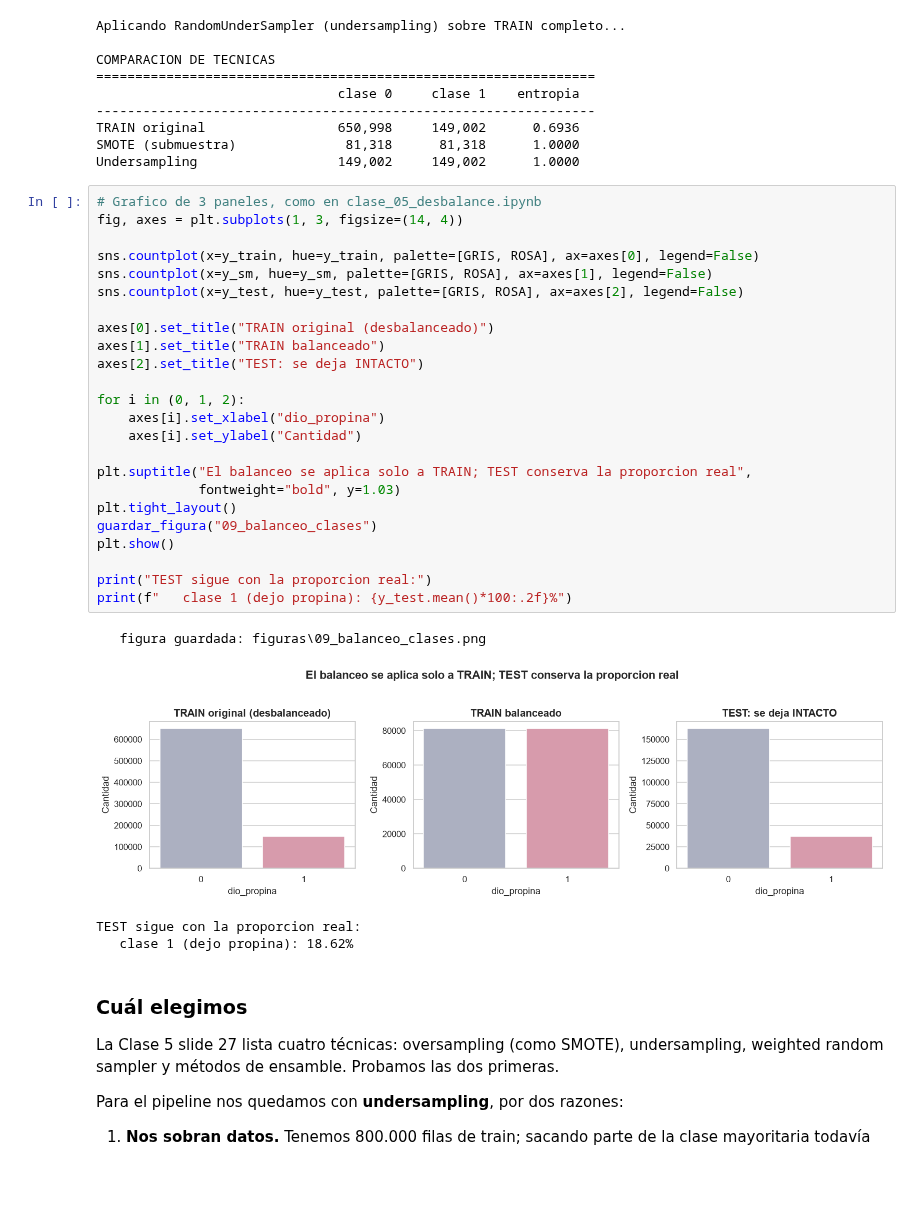
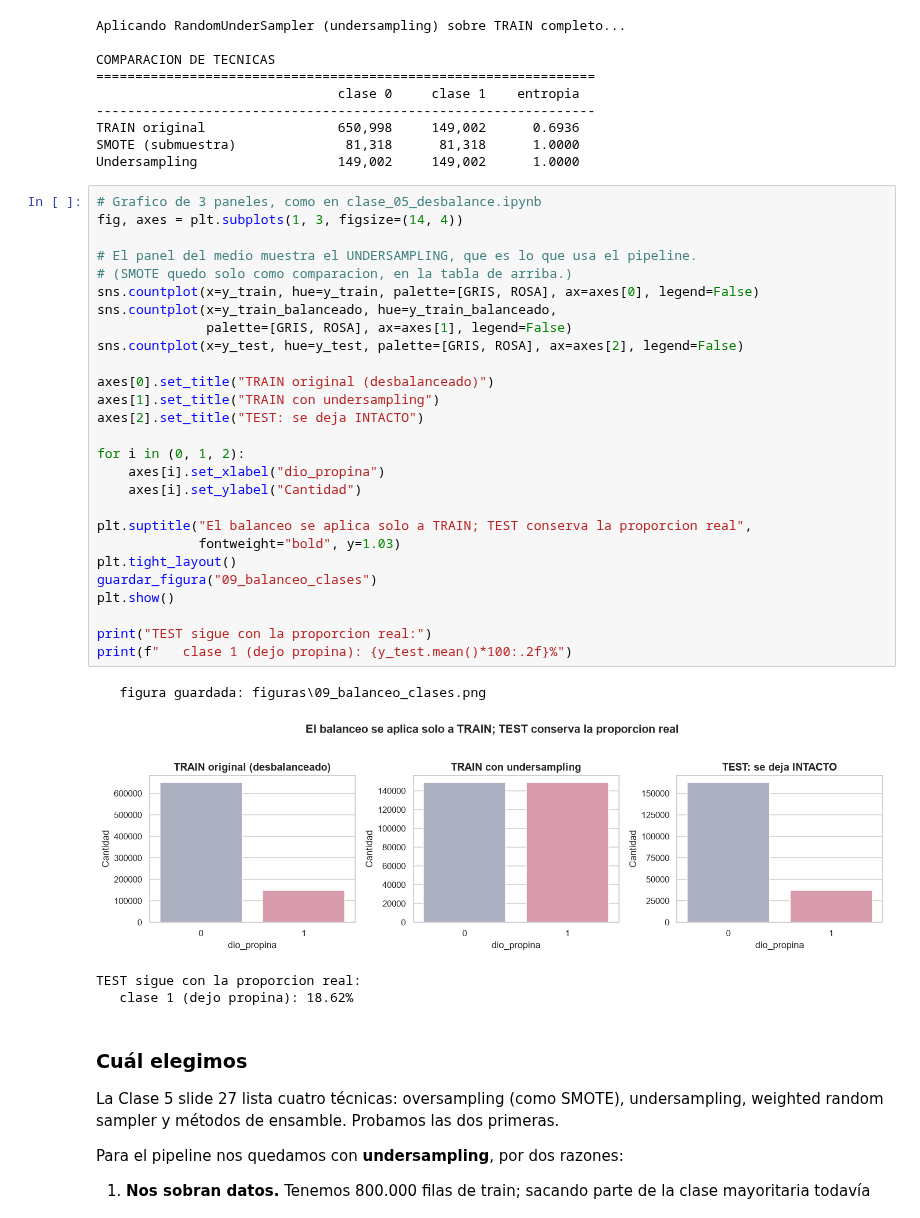
Before and after one commit to SilvertK164/ceia-analisis-datos-tp-hvfhs, a Jupyter notebook: TP_analisis_datos_hvfhs.ipynb, the cells around one changed output. Cells and saved outputs as stored; diff of their text form; blank space fills up the shorter version.

```diff
--- a/TP_analisis_datos_hvfhs.ipynb
+++ b/TP_analisis_datos_hvfhs.ipynb
@@ -1908,30 +1908,33 @@ Undersampling                  149,002     149,002      1.0000
 # %%
 # Grafico de 3 paneles, como en clase_05_desbalance.ipynb
 fig, axes = plt.subplots(1, 3, figsize=(14, 4))
 
+# El panel del medio muestra el UNDERSAMPLING, que es lo que usa el pipeline.
+# (SMOTE quedo solo como comparacion, en la tabla de arriba.)
 sns.countplot(x=y_train, hue=y_train, palette=[GRIS, ROSA], ax=axes[0], legend=False)
-sns.countplot(x=y_sm, hue=y_sm, palette=[GRIS, ROSA], ax=axes[1], legend=False)
+sns.countplot(x=y_train_balanceado, hue=y_train_balanceado,
+              palette=[GRIS, ROSA], ax=axes[1], legend=False)
 sns.countplot(x=y_test, hue=y_test, palette=[GRIS, ROSA], ax=axes[2], legend=False)
 
 axes[0].set_title("TRAIN original (desbalanceado)")
-axes[1].set_title("TRAIN balanceado")
+axes[1].set_title("TRAIN con undersampling")
 axes[2].set_title("TEST: se deja INTACTO")
 
 for i in (0, 1, 2):
     axes[i].set_xlabel("dio_propina")
     axes[i].set_ylabel("Cantidad")
 
 plt.suptitle("El balanceo se aplica solo a TRAIN; TEST conserva la proporcion real",
              fontweight="bold", y=1.03)
 plt.tight_layout()
 guardar_figura("09_balanceo_clases")
 plt.show()
 
 print("TEST sigue con la proporcion real:")
 print(f"   clase 1 (dejo propina): {y_test.mean()*100:.2f}%")
 # %% [output]
    figura guardada: figuras\09_balanceo_clases.png
-[figure, old version]
+[figure, new version]
 TEST sigue con la proporcion real:
    clase 1 (dejo propina): 18.62%
 # %% [markdown]
```
Also changed, not shown: 1 other file.
